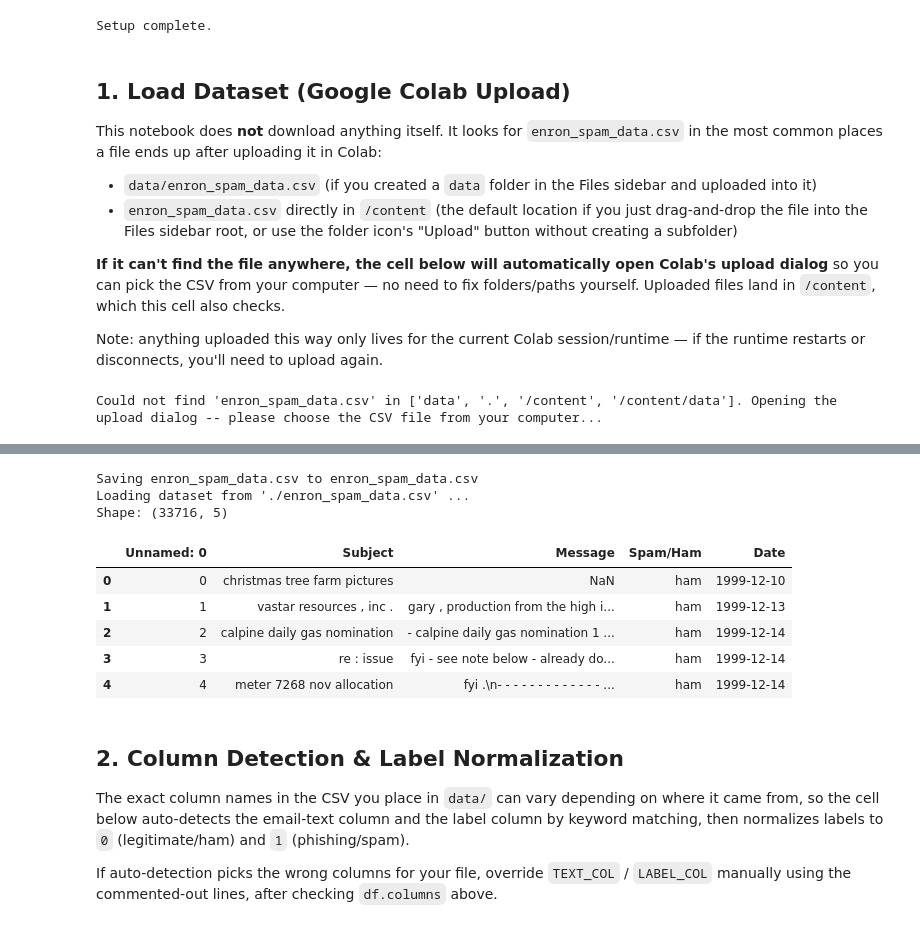
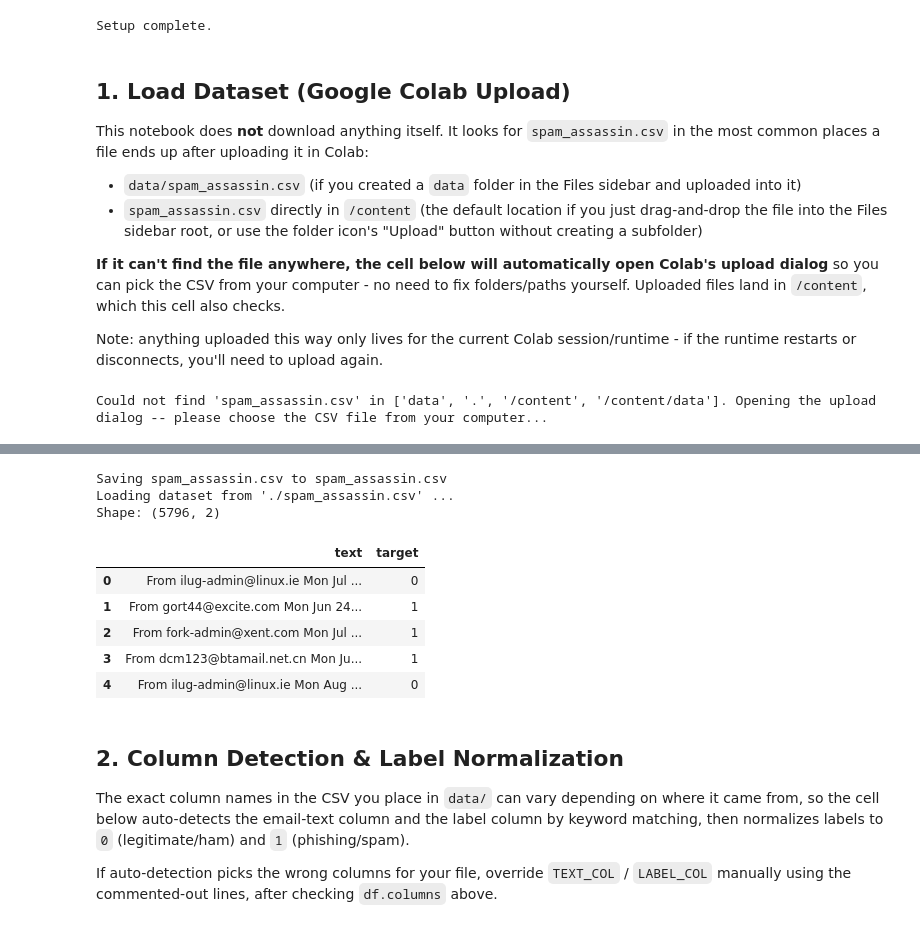
Before and after one commit to WasathTheekshana/ml-cyber-models, a Jupyter notebook: deliverables/code/01-email-security-phishing-detection/results/results.ipynb, the cells around one changed output, grey strips where cells are left out. Saved outputs shown, nothing was run; the diff lists cells and outputs as text; code cells hidden in the pictures.

```diff
--- a/deliverables/code/01-email-security-phishing-detection/results/results.ipynb
+++ b/deliverables/code/01-email-security-phishing-detection/results/results.ipynb
@@ -86,16 +84,16 @@ Setup complete.
 # %% [markdown]
 ## 1. Load Dataset (Google Colab Upload)
 
-This notebook does **not** download anything itself. It looks for `enron_spam_data.csv` in the most common places a file ends up after uploading it in Colab:
+This notebook does **not** download anything itself. It looks for `spam_assassin.csv` in the most common places a file ends up after uploading it in Colab:
 
-- `data/enron_spam_data.csv` (if you created a `data` folder in the Files sidebar and uploaded into it)
-- `enron_spam_data.csv` directly in `/content` (the default location if you just drag-and-drop the file into the Files sidebar root, or use the folder icon's "Upload" button without creating a subfolder)
+- `data/spam_assassin.csv` (if you created a `data` folder in the Files sidebar and uploaded into it)
+- `spam_assassin.csv` directly in `/content` (the default location if you just drag-and-drop the file into the Files sidebar root, or use the folder icon's "Upload" button without creating a subfolder)
 
-**If it can't find the file anywhere, the cell below will automatically open Colab's upload dialog** so you can pick the CSV from your computer — no need to fix folders/paths yourself. Uploaded files land in `/content`, which this cell also checks.
+**If it can't find the file anywhere, the cell below will automatically open Colab's upload dialog** so you can pick the CSV from your computer - no need to fix folders/paths yourself. Uploaded files land in `/content`, which this cell also checks.
 
-Note: anything uploaded this way only lives for the current Colab session/runtime — if the runtime restarts or disconnects, you'll need to upload again.
+Note: anything uploaded this way only lives for the current Colab session/runtime - if the runtime restarts or disconnects, you'll need to upload again.
 # %%
-EXPECTED_FILENAME = "enron_spam_data.csv"
+EXPECTED_FILENAME = "spam_assassin.csv"
 CANDIDATE_DIRS = ["data", ".", "/content", "/content/data"]
 
 
@@ -120,43 +118,43 @@ def find_dataset_path():
 
 def load_local_dataset():
     dataset_path = find_dataset_path()
 
     if dataset_path is None and IN_COLAB:
         print(
             f"Could not find '{EXPECTED_FILENAME}' in {CANDIDATE_DIRS}. "
             "Opening the upload dialog -- please choose the CSV file from your computer..."
         )
         from google.colab import files
         files.upload()  # uploaded file(s) are saved into the current working directory
         dataset_path = find_dataset_path()
 
     if dataset_path is None:
         raise FileNotFoundError(
             f"Could not find the dataset. Expected '{EXPECTED_FILENAME}' in one of: {CANDIDATE_DIRS}.\n"
             "In Google Colab: re-run this cell to trigger the upload dialog, or manually upload the "
             "CSV via the Files sidebar (into '/content' or a 'data' subfolder), then re-run this cell.\n"
             "See README.md for details."
         )
 
     print(f"Loading dataset from '{dataset_path}' ...")
     return pd.read_csv(dataset_path)
 
 
 df = load_local_dataset()
 print("Shape:", df.shape)
 df.head()
 # %% [output]
-Could not find 'enron_spam_data.csv' in ['data', '.', '/content', '/content/data']. Opening the upload dialog -- please choose the CSV file from your computer...
+Could not find 'spam_assassin.csv' in ['data', '.', '/content', '/content/data']. Opening the upload dialog -- please choose the CSV file from your computer...
 [interactive output not drawn]
-Saving enron_spam_data.csv to enron_spam_data.csv
-Loading dataset from './enron_spam_data.csv' ...
-Shape: (33716, 5)
+Saving spam_assassin.csv to spam_assassin.csv
+Loading dataset from './spam_assassin.csv' ...
+Shape: (5796, 2)
-|  | Unnamed: 0 | Subject | Message | Spam/Ham | Date |
-| 0 | 0 | christmas tree farm pictures | NaN | ham | 1999-12-10 |
-| 1 | 1 | vastar resources , inc . | gary , production from the high i... | ham | 1999-12-13 |
-| 2 | 2 | calpine daily gas nomination | - calpine daily gas nomination 1 ... | ham | 1999-12-14 |
-| 3 | 3 | re : issue | fyi - see note below - already do... | ham | 1999-12-14 |
-| 4 | 4 | meter 7268 nov allocation | fyi .\n- - - - - - - - - - - - - ... | ham | 1999-12-14 |
+|  | text | target |
+| 0 | From ilug-admin@linux.ie Mon Jul ... | 0 |
+| 1 | From gort44@excite.com Mon Jun 24... | 1 |
+| 2 | From fork-admin@xent.com Mon Jul ... | 1 |
+| 3 | From dcm123@btamail.net.cn Mon Ju... | 1 |
+| 4 | From ilug-admin@linux.ie Mon Aug ... | 0 |
 # %% [markdown]
 ## 2. Column Detection & Label Normalization
 
```
Also changed, not shown: parts of 20 cells of this notebook, 6 other files.
